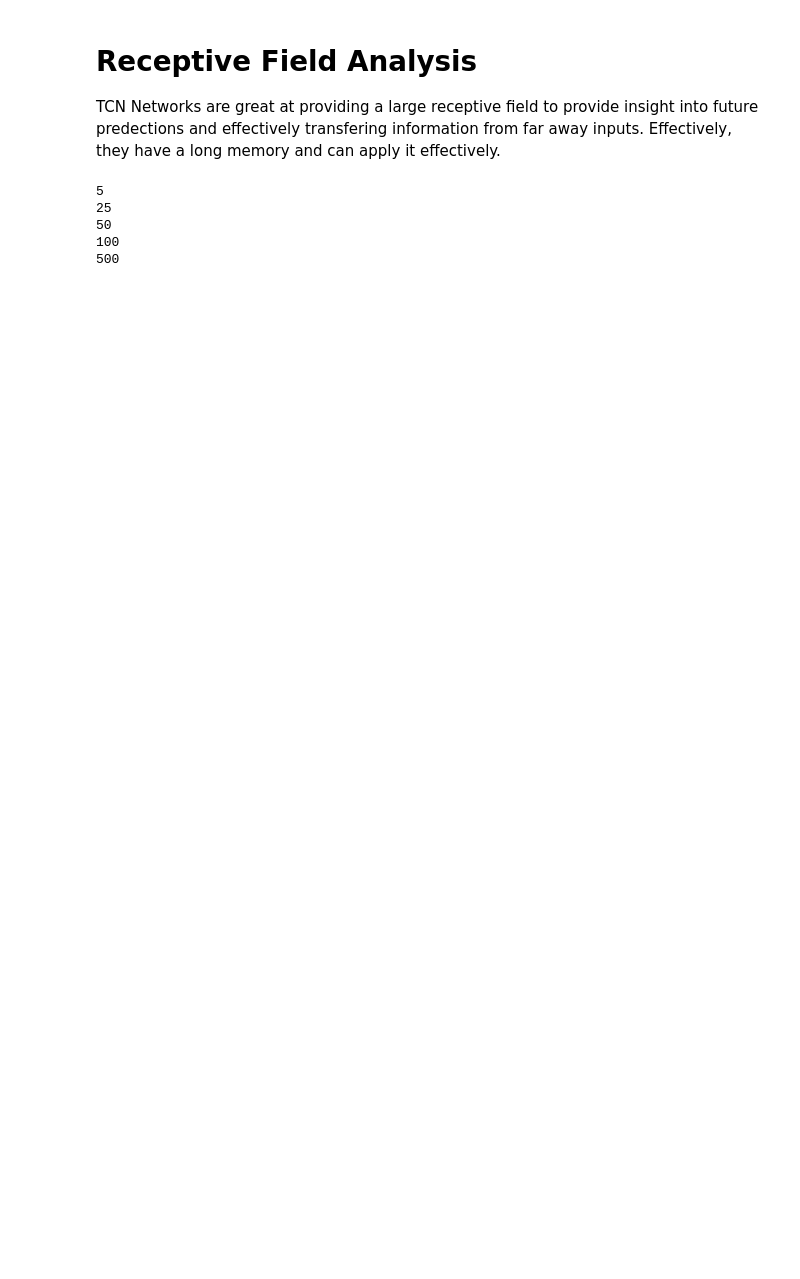
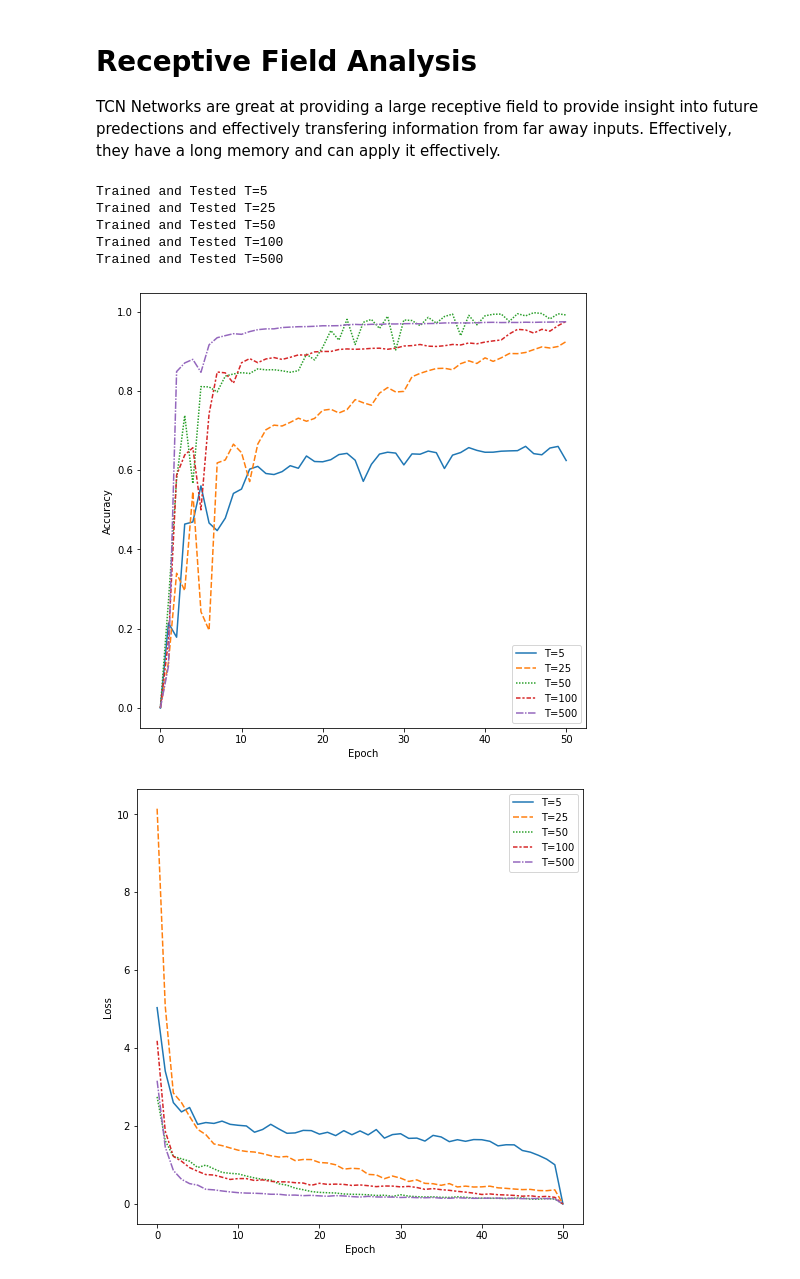
Before and after one commit to pprestridge/TCN_Literature, a Jupyter notebook: TCN Copy Memory.ipynb, the cells around one changed output. Drawn from its saved outputs; the diff is of its cells as text; code cells hidden in the pictures; blank space fills up the shorter version.

Commit message:
Receptive Field Analysis & TF Metric

```diff
--- a/TCN Copy Memory.ipynb
+++ b/TCN Copy Memory.ipynb
@@ -174,7 +175,7 @@ def TCNAccuracy(model, T):
     """
 
     #Create Examples
-    X, y = CreateCopyMemoryDataset(T, 1000)
+    X, y = CreateCopyMemoryDataset(T, 500)
 
     #Predict on Examples
     pred_y = model.predict(X)
@@ -200,0 +224,16 @@ def TCNAccuracy(model, T):
+# %%
+#Define Copy Memory Problem
+T = 10
+
+#Create Training Examples
+X, y = CreateCopyMemoryDataset(T, 10000)
+
+#Build Model
+TCNModel = buildTCNModel(T)
+
+history = TCNModel.fit(x=X, y=y, epochs = 50,
+                      batch_size = 16, steps_per_epoch = 8,
+                      callbacks = [Metric])
+
+#Check custom accuracy metric
+print(Metric.CopyMemAcc)
@@ -203,34 +260,67 @@ def TCNAccuracy(model, T):
 
 TCN Networks are great at providing a large receptive field to provide insight into future predections and effectively transfering information from far away inputs. Effectively, they have a long memory and can apply it effectively.
 # %%
-def TCN_T_Test(TList):
+def TCN_T_Test(TList, Metrics = Metrics()):
     """
     Inputs:
     T: A list of integers defining at what intervals of T to test the TCN architecture
 
     Outputs:
     accDF : A pandas dataframe tracking accuracy over training iterations
     lossDF: A pandas dataframe tracking loss over training iterations
     """
+    EPOCHS=50
+    Train_Accuracies = np.zeros((EPOCHS+1, len(TList)))
+    Train_Losses = np.zeros((EPOCHS+1, len(TList)))
 
-    # Repeat example generation, training, and testing at each interval T
+    #Repeat example generation, training, and testing at each interval T
     for i, T in enumerate(TList):
 
         #Create Training examples
+        X, y = CreateCopyMemoryDataset(T, 10000)
+
+        #Create Model
+        TCNModel = buildTCNModel(T)
 
         #Train Model
+        history = TCNModel.fit(x=X, y=y, epochs = EPOCHS,
+                      batch_size = 16, steps_per_epoch = 5, verbose=0,
+                      callbacks = [Metrics])
 
-        #Calculate Accuracy
+        #Store loss and accuracies over training epochs
+        Train_Accuracies[:,i] = np.squeeze(np.array(Metrics.CopyMemAcc).reshape(-1,1))
+        Train_Losses[:,i] = history.history["loss"]+[0.0]
+        print("Trained and Tested T="+str(T))
 
 
 
+    #Plot Results
+    AccDF = pd.DataFrame(Train_Accuracies, columns=["T="+str(TList[i]) for i in range(len(TList))])
+    LossDF = pd.DataFrame(Train_Losses, columns=["T="+str(TList[i]) for i in range(len(TList))])
+
+    ax = plt.figure(figsize=(8,8))
+    ax = sns.lineplot(data = AccDF)
+    plt.ylabel("Accuracy")
+    plt.xlabel("Epoch")
+
+
+
+    ax = plt.figure(figsize=(8,8))
+    ax = sns.lineplot(data = LossDF)
+    plt.ylabel("Loss")
+    plt.xlabel("Epoch")
+
+
+    return AccDF, LossDF
 
 
 T=[5,25,50,100,500]
-TCN_T_Test(T)
+AccDF, LossDF= TCN_T_Test(T)
 # %% [output]
-5
-25
-50
-100
-500
+Trained and Tested T=5
+Trained and Tested T=25
+Trained and Tested T=50
+Trained and Tested T=100
+Trained and Tested T=500
+[figure, added]
+[figure, added]
```
Also changed, not shown: parts of 6 cells of this notebook.
